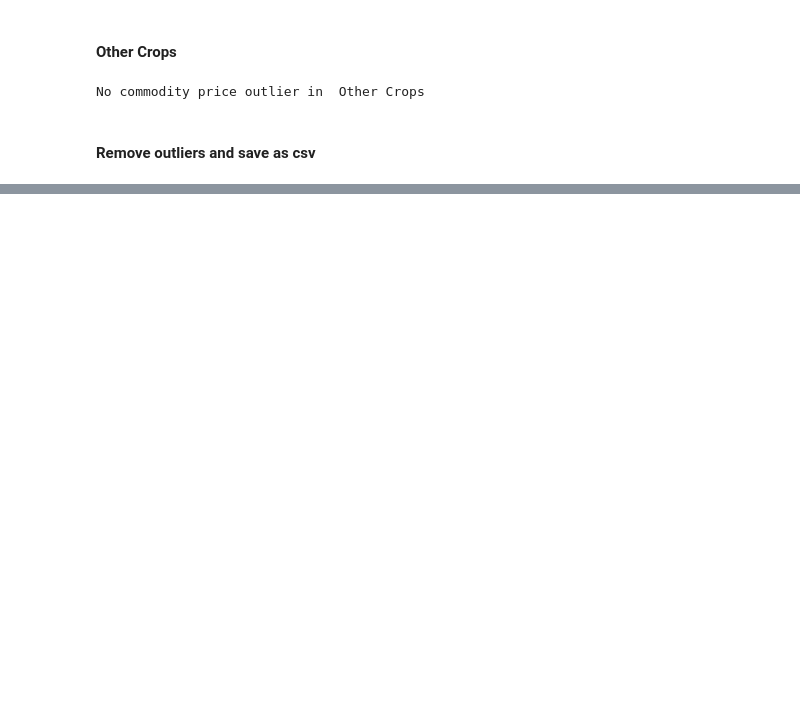
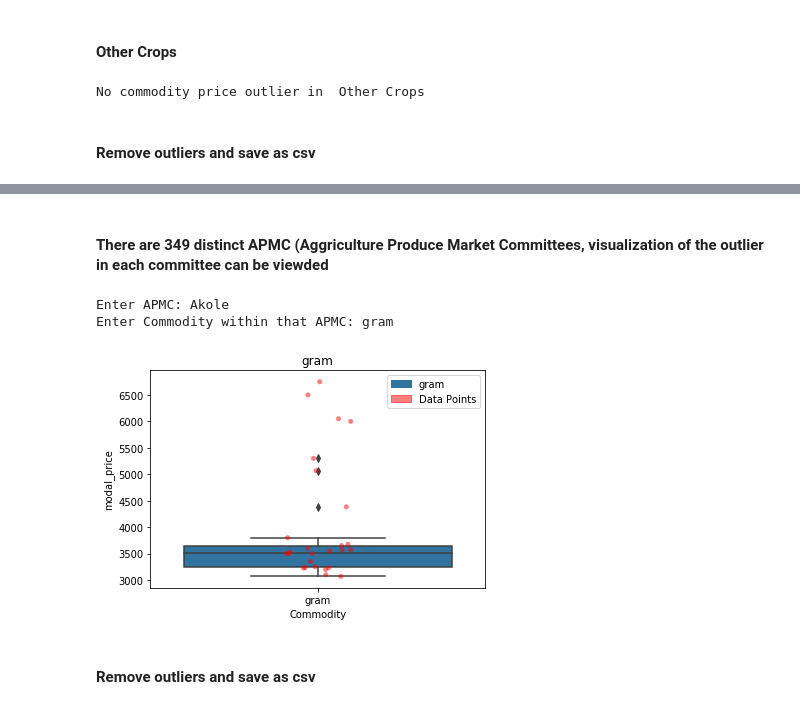
Before and after one commit to Vipul115/Statistical-Time-Series-Analysis-on-Agricultural-Commodity-Prices, a Jupyter notebook: Outlier detection.ipynb, the cells around one changed output, grey strips where cells are left out. Saved outputs shown, nothing was run; the diff lists cells and outputs as text; code cells hidden in the pictures; blank space fills up the shorter version.

Commit message:
Adding outlier detection for Monthly price dataset

```diff
--- a/Outlier detection.ipynb
+++ b/Outlier detection.ipynb
@@ -138,0 +162,37 @@ data.to_csv("CMO_MSP_Mandi_filtered.csv",index=False)
+# %%
+# Same as the function defined earlier but with minor tweaks corresponding to new dataset
+
+def plot_price_outliers(df): #plot commodity price outliers in a particular type
+    commodities=list(df["Commodity"].unique())
+    flag=0
+    for commodity in commodities:
+        data_temp=df[df["Commodity"]==commodity] # taking one type of commodity in one iteration
+        actual=len(data_temp)
+        if actual>1 :
+            q1 = data_temp["modal_price"].quantile(0.25)
+            q3 = data_temp["modal_price"].quantile(0.75)
+            iqr = q3-q1 #Interquartile range
+            lower_threshold  = q1-1.5*iqr
+            upper_threshold = q3+1.5*iqr
+            data_filter=data_temp[(data_temp["modal_price"] > lower_threshold) & (data_temp["modal_price"] < upper_threshold)]
+            filtered=len(data_filter)
+            if actual!=filtered:
+                flag=1
+                plt.figure(figsize=(6,4))
+                plt.title(commodity)
+                sns.boxplot(x="Commodity", y="modal_price",data=data_filter) #box plot
+                sns.stripplot(x="Commodity", y="modal_price",data=data_temp,
+                                 jitter=True,marker='o',alpha=0.5,color='red') #overlay data points (show outliers which are not compensated)
+                patch_1 = mpatches.Patch(color='#31749F', label=commodity)
+                patch_2 = mpatches.Patch(color='red',alpha=0.5,label='Data Points')
+                plt.legend(handles=[patch_1,patch_2])
+                plt.show()
+    if flag==0:
+        print("No modal price outliers found" )
+# %%
+df=pd.read_csv("Raw Data/Monthly_data_cmo.csv")
+df["Commodity"]=df["Commodity"].apply( lambda x : x.lower())
+df=df[df["modal_price"]!=0]
+df["date"]=pd.to_datetime(df["date"])
+
+df.head()
@@ -138,0 +206,16 @@ data.to_csv("CMO_MSP_Mandi_filtered.csv",index=False)
+# %% [markdown]
+#### There are 349 distinct APMC (Aggriculture Produce Market Committees, visualization of the outlier in each committee can be viewded
+# %%
+apmc = input('Enter APMC: ')
+comm = input('Enter Commodity within that APMC: ')
+
+df = df[df['APMC'] == apmc]
+df = df[df['Commodity'] == comm]
+
+plot_price_outliers(df)
+# %% [output]
+Enter APMC: Akole
+Enter Commodity within that APMC: gram
+[figure, added]
+# %% [markdown]
+#### Remove outliers and save as csv
```
Also changed, not shown: parts of 7 cells of this notebook, 2 other files.
